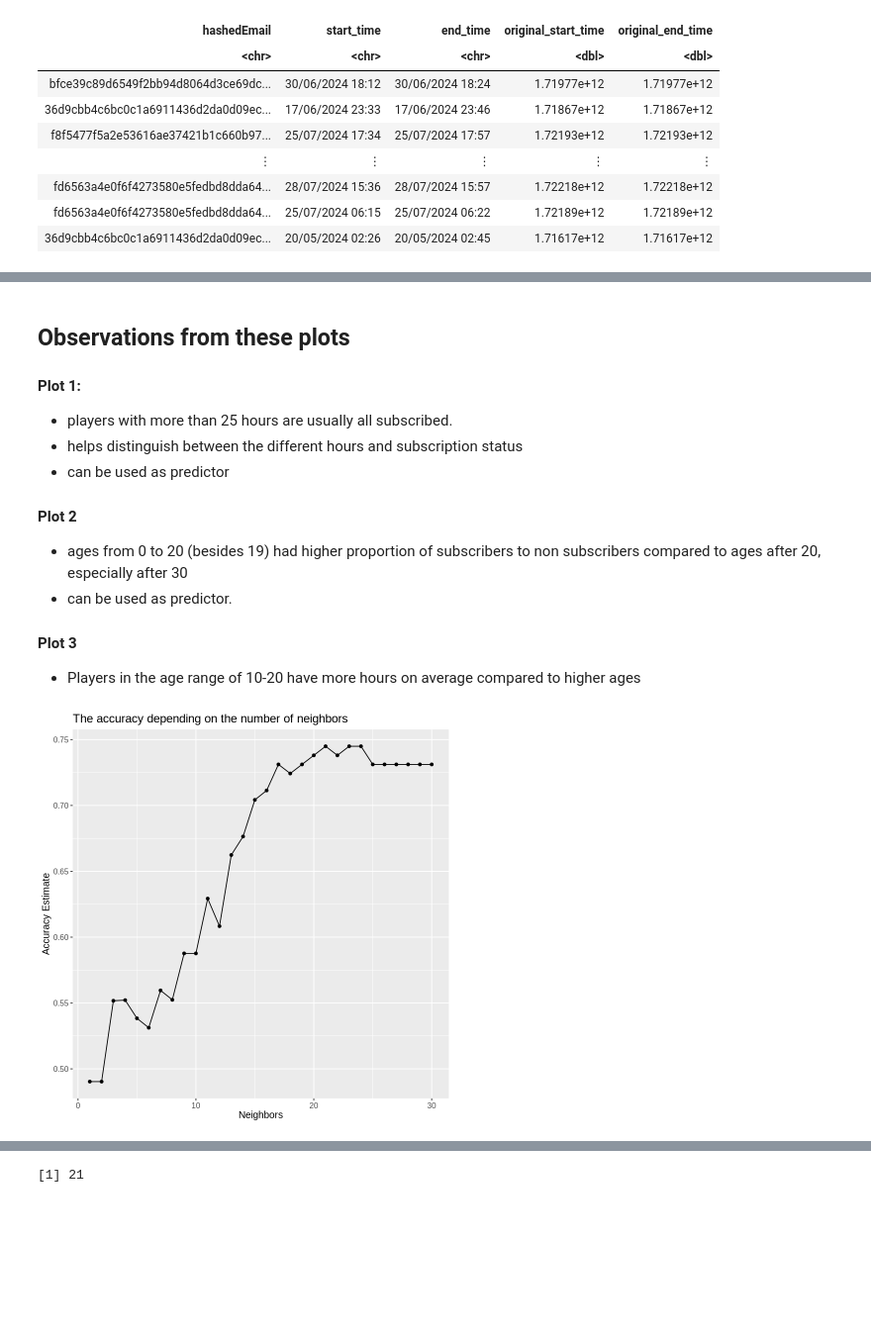
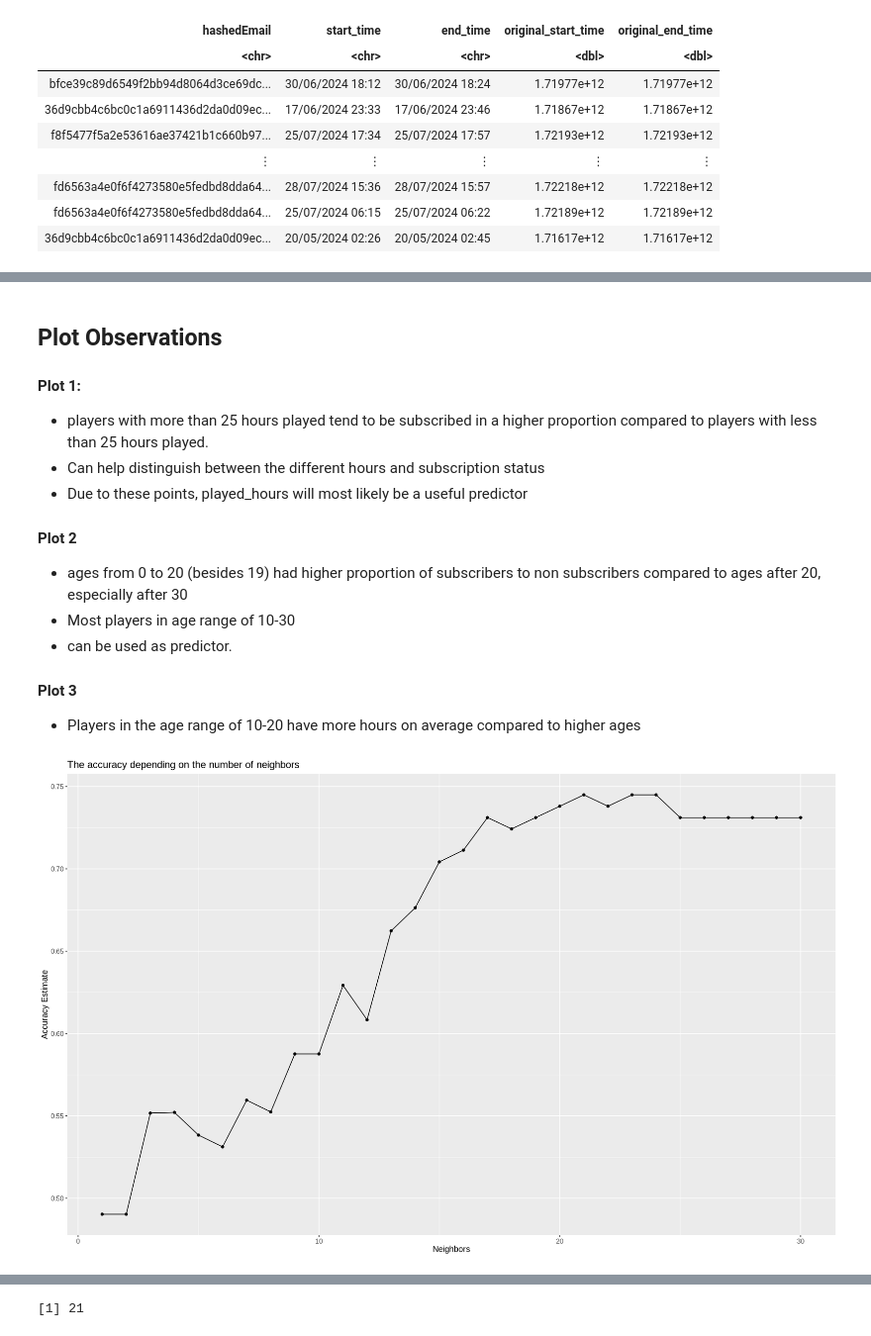
Before and after one commit to RadinAlikhani/DSCI-100-GROUP-PROJECT-REPOSITORY, a Jupyter notebook: Group Project .ipynb, the cells around one changed output, grey strips where cells are left out. Shown at 99% size. Saved outputs shown, nothing was run; the diff lists cells and outputs as text; code cells hidden in the pictures; blank space fills up the shorter version.

```diff
--- a/Group Project .ipynb
+++ b/Group Project .ipynb
@@ -168,13 +174,18 @@ Warning message:
 # %% [markdown]
-## Observations from these plots
+## Plot Observations
+
+
 #### Plot 1:
-- players with more than 25 hours are usually all subscribed.
-- helps distinguish between the different hours and subscription status
-- can be used as predictor
+- players with more than 25 hours played tend to be subscribed in a higher proportion compared to players with less than 25 hours played.
+- Can help distinguish between the different hours and subscription status
+- Due to these points, played_hours will most likely be a useful predictor
+
 
 #### Plot 2
 - ages from 0 to 20 (besides 19) had higher proportion of subscribers to non subscribers compared to ages after 20, especially after 30
+- Most players in age range of 10-30
 - can be used as predictor.
+
 
 #### Plot 3
 - Players in the age range of 10-20 have more hours on average compared to higher ages
@@ -209,16 +220,17 @@ knn_results <- workflow() |>
 
 accuracies <- knn_results |>
   filter(.metric == "accuracy")
-
-accuracy_vs_k <- ggplot(accuracies, aes(x = neighbors, y = mean)) +
-  geom_point() +
-  geom_line() +
-  labs(x = "Neighbors", y = "Accuracy Estimate") +
-  ggtitle("The accuracy depending on the number of neighbors")+
-  theme(text = element_text(size = 12))
-
-accuracy_vs_k
-# %% [output]
-[figure, removed]
+# %%
+options(repr.plot.width=16,repr.plot.height=10)
+accuracy_vs_k <- ggplot(accuracies, aes(x = neighbors, y = mean)) +
+  geom_point() +
+  geom_line() +
+  labs(x = "Neighbors", y = "Accuracy Estimate") +
+  ggtitle("The accuracy depending on the number of neighbors")+
+  theme(text = element_text(size = 12))
+
+accuracy_vs_k
+# %% [output]
+[figure, added]
 # %% [markdown]
 #### Plot analysis
```
Also changed, not shown: parts of 6 cells of this notebook.
